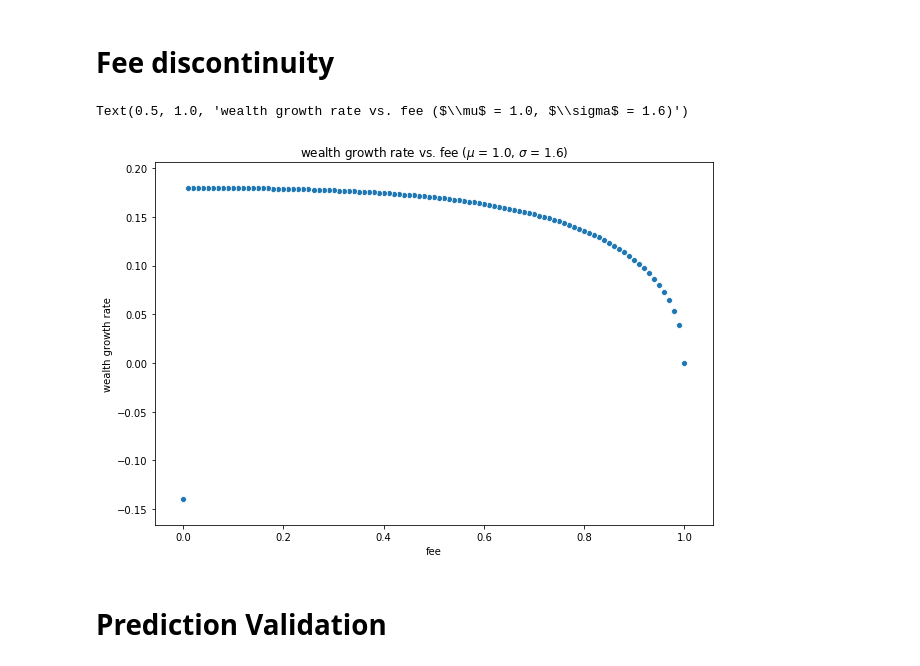
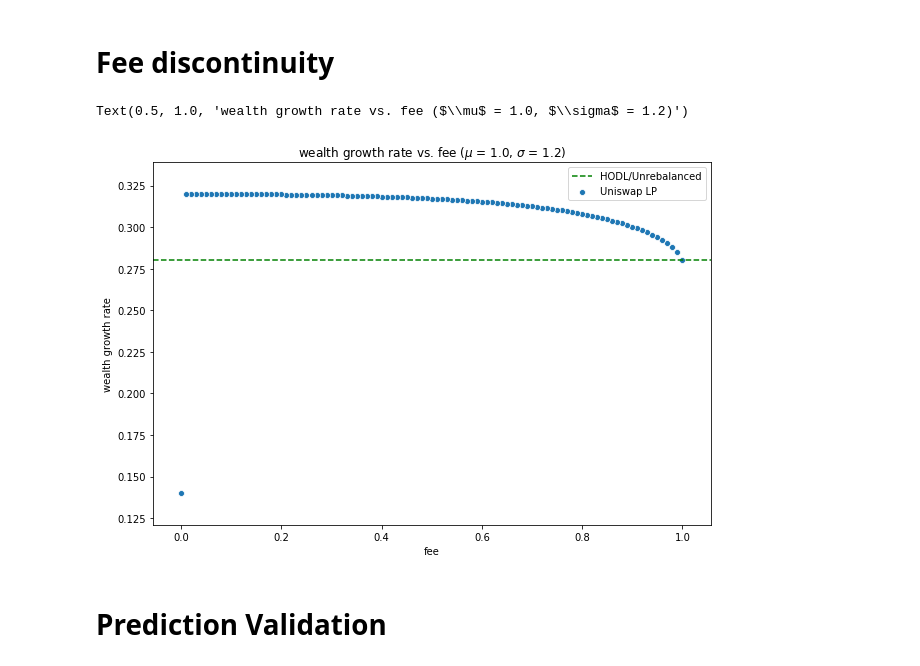
Before and after one commit to david-alexander-white/lp_wealth, a Jupyter notebook: announcement graphs.ipynb, the cells around one changed output. Drawn from its saved outputs; the diff is of its cells as text; code cells hidden in the pictures.

Commit message:
switch to more instructive fee graph

```diff
--- a/announcement graphs.ipynb
+++ b/announcement graphs.ipynb
@@ -70,24 +71,26 @@ Text(0.5, 1.0, 'realized wealth vs. expected value in the presence of volatility
 # %%
 num_samples = 1000
 
-sigma = torch.tensor(1.6)
+sigma = torch.tensor(1.2)
 mu = torch.tensor(1.)
 gamma = torch.arange(0., 101, 1)/100
 
 time_step = torch.tensor(1.)
 
 sim = lp_wealth.Sim(mu, sigma, gamma, time_step, num_samples)
 growth = sim.predict_wealth_growth_rate()
 
 width=10
 figure(figsize=(width,width/1.5))
-sbn.scatterplot(1-gamma, growth)
+ax = sbn.scatterplot(1-gamma, growth, label='Uniswap LP')
+ax.axhline(mu - sigma**2/2, label="HODL/Unrebalanced", color='g', ls='--')
+ax.legend()
 plt.xlabel("fee")
 plt.ylabel("wealth growth rate")
 plt.title(f"wealth growth rate vs. fee ($\mu$ = {float(mu)}, $\sigma$ = {round(float(sigma),2)})")
 # %% [output]
-Text(0.5, 1.0, 'wealth growth rate vs. fee ($\\mu$ = 1.0, $\\sigma$ = 1.6)')
+Text(0.5, 1.0, 'wealth growth rate vs. fee ($\\mu$ = 1.0, $\\sigma$ = 1.2)')
-[figure, old version]
+[figure, new version]
 # %% [markdown]
 # Prediction Validation
 # %%
```
Also changed, not shown: parts of 5 cells of this notebook.
